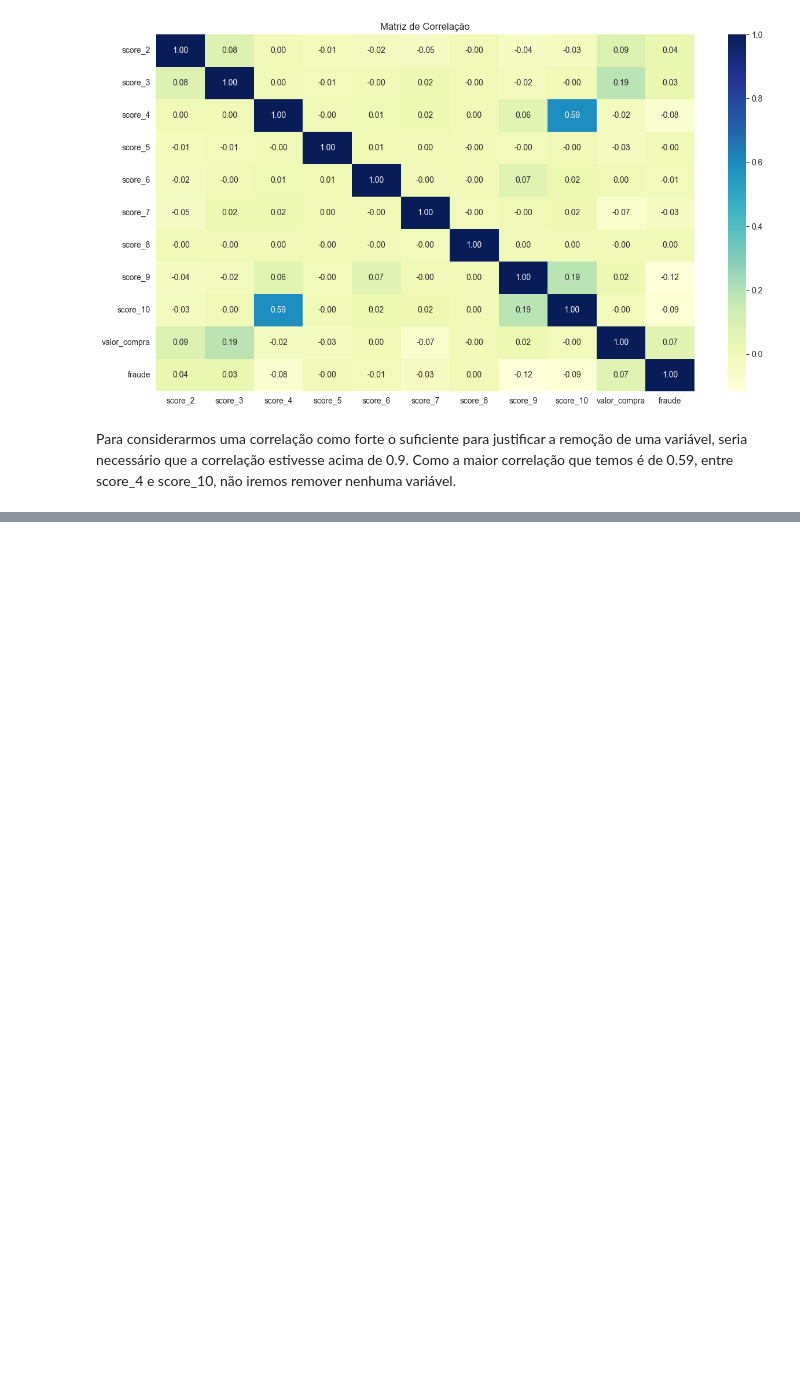
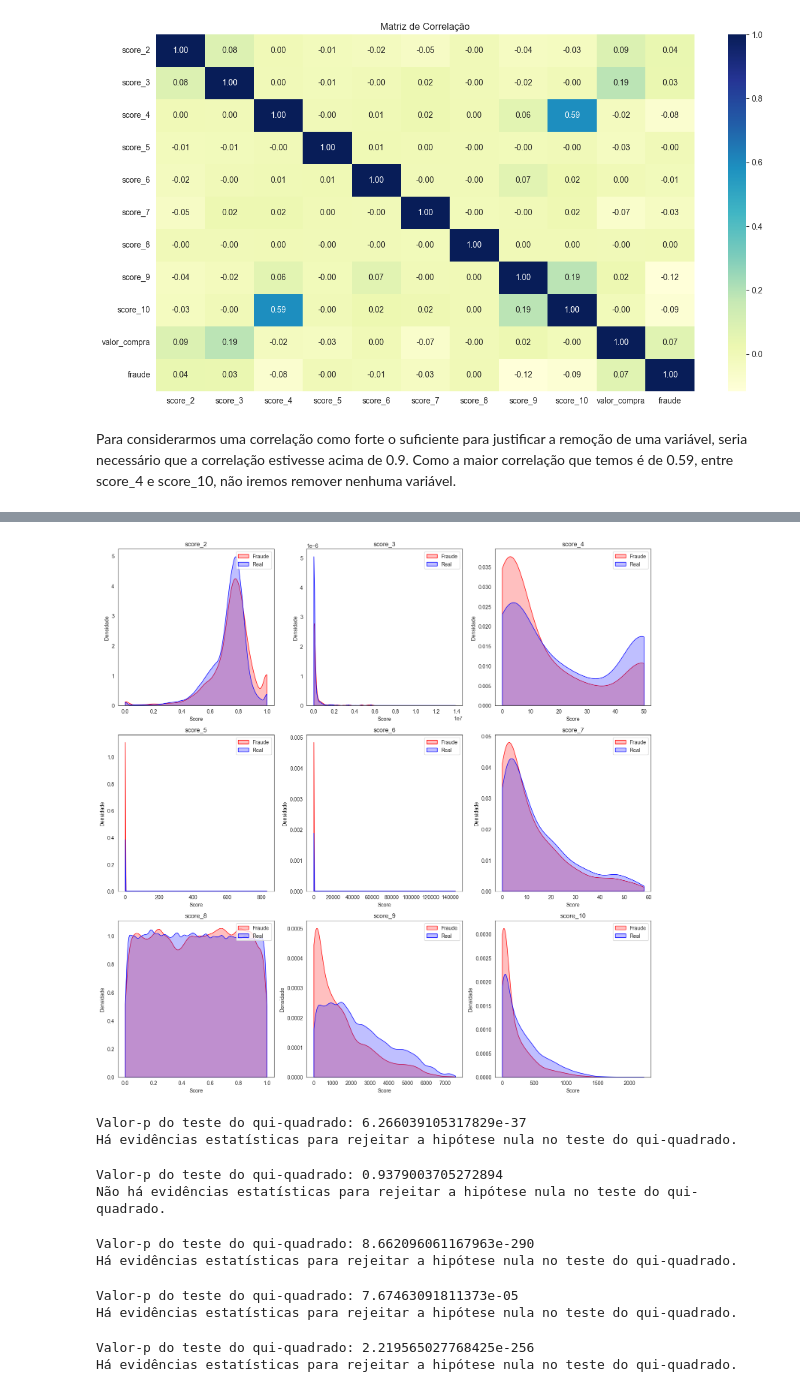
Before and after one commit to WiiniSilva/Fraude_Case, a Jupyter notebook: Fraude_Case.ipynb, the cells around one changed output, grey strips where cells are left out. Saved outputs shown, nothing was run; the diff lists cells and outputs as text; code cells hidden in the pictures; blank space fills up the shorter version.

Commit message:
7° commit, inicio dos testes de hipoteses

```diff
--- a/Fraude_Case.ipynb
+++ b/Fraude_Case.ipynb
@@ -762,0 +837,75 @@ Para considerarmos uma correlação como forte o suficiente para justificar a re
+# %%
+# Especificar as colunas de score e fraude
+colunas_score = ['score_2', 'score_3', 'score_4', 'score_5', 'score_6', 'score_7', 'score_8', 'score_9', 'score_10']
+coluna_fraude = 'fraude'
+
+# Filtrar o DataFrame para apenas os dados de fraude e os dados reais
+df_fraude = df[df[coluna_fraude] == 1]
+df_real = df[df[coluna_fraude] == 0]
+
+# Configurar o layout dos subplots
+num_linhas = 3
+num_colunas = 3
+fig, axes = plt.subplots(num_linhas, num_colunas, figsize=(15, 15))
+
+# Iterar sobre as colunas de score
+for i, coluna_score in enumerate(colunas_score):
+    # Obter os valores únicos das categorias de score
+    score_values = sorted(df[coluna_score].unique())
+
+    # Calcular as quantidades de transações para as categorias de score
+    kde_weights_fraude = []
+    kde_weights_real = []
+    for score_value in score_values:
+        kde_weights_fraude.append(df_fraude[df_fraude[coluna_score] == score_value].shape[0])
+        kde_weights_real.append(df_real[df_real[coluna_score] == score_value].shape[0])
+
+    # Calcular a posição do subplot atual
+    linha = i // num_colunas
+    coluna = i % num_colunas
+
+    # Criar o histograma em KDE
+    sns.kdeplot(x=score_values, weights=kde_weights_fraude, ax=axes[linha, coluna], fill=True, color='red', label='Fraude', common_norm=False, common_grid=True, bw_adjust=0.5, cut=0)
+    sns.kdeplot(x=score_values, weights=kde_weights_real, ax=axes[linha, coluna], fill=True, color='blue', label='Real', common_norm=False, common_grid=True, bw_adjust=0.5, cut=0)
+    axes[linha, coluna].set_title(coluna_score)
+    axes[linha, coluna].set_xlabel("Score")
+    axes[linha, coluna].set_ylabel("Densidade")
+    axes[linha, coluna].legend()
+
+# Ajustar o espaçamento entre os subplots
+plt.tight_layout()
+
+# Exibir o gráfico
+plt.show()
+# %% [output]
+[figure, added]
+# %%
+# Teste Qui-quadrado score_2
+teste_qui(df, 'score_2', 'fraude', 0.05)
+# %% [output]
+Valor-p do teste do qui-quadrado: 6.266039105317829e-37
+Há evidências estatísticas para rejeitar a hipótese nula no teste do qui-quadrado.
+# %%
+# Teste Qui-quadrado score_3
+teste_qui(df, 'score_3', 'fraude', 0.05)
+# %% [output]
+Valor-p do teste do qui-quadrado: 0.9379003705272894
+Não há evidências estatísticas para rejeitar a hipótese nula no teste do qui-quadrado.
+# %%
+# Teste Qui-quadrado score_4
+teste_qui(df, 'score_4', 'fraude', 0.05)
+# %% [output]
+Valor-p do teste do qui-quadrado: 8.662096061167963e-290
+Há evidências estatísticas para rejeitar a hipótese nula no teste do qui-quadrado.
+# %%
+# Teste Qui-quadrado score_5
+teste_qui(df, 'score_5', 'fraude', 0.05)
+# %% [output]
+Valor-p do teste do qui-quadrado: 7.67463091811373e-05
+Há evidências estatísticas para rejeitar a hipótese nula no teste do qui-quadrado.
+# %%
+# Teste Qui-quadrado score_6
+teste_qui(df, 'score_6', 'fraude', 0.05)
+# %% [output]
+Valor-p do teste do qui-quadrado: 2.219565027768425e-256
+Há evidências estatísticas para rejeitar a hipótese nula no teste do qui-quadrado.
```
Also changed, not shown: parts of 29 cells of this notebook.
